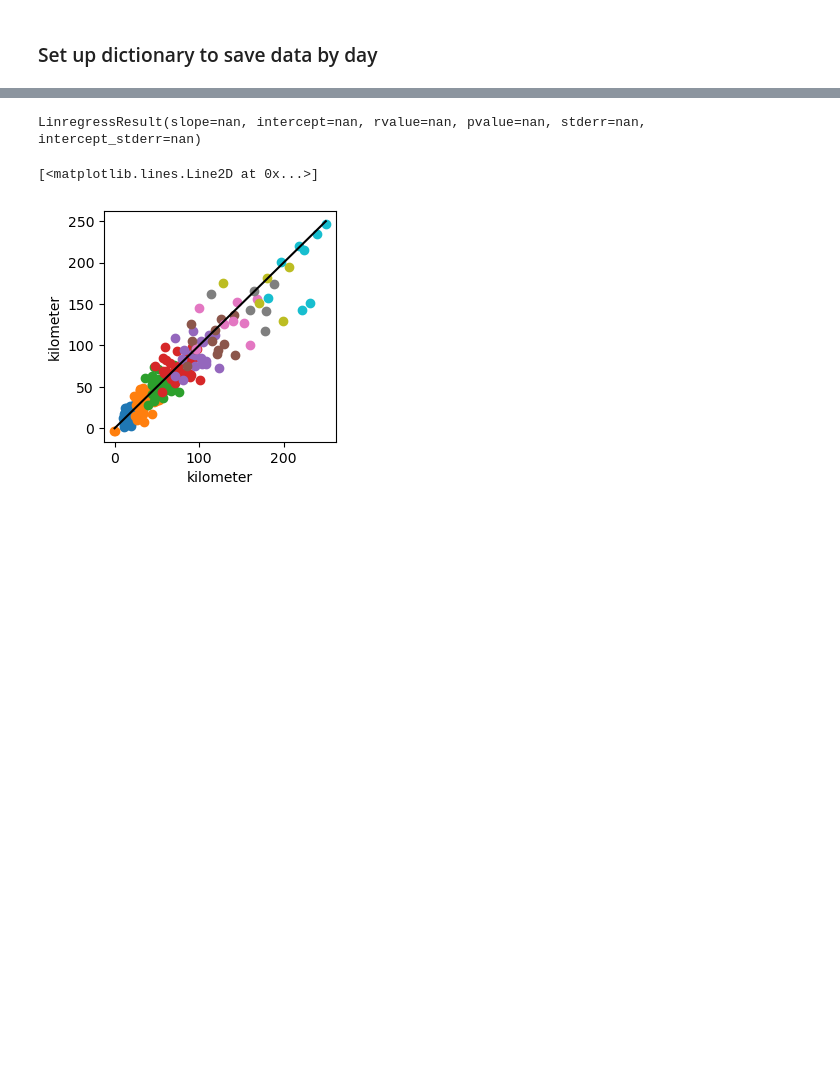
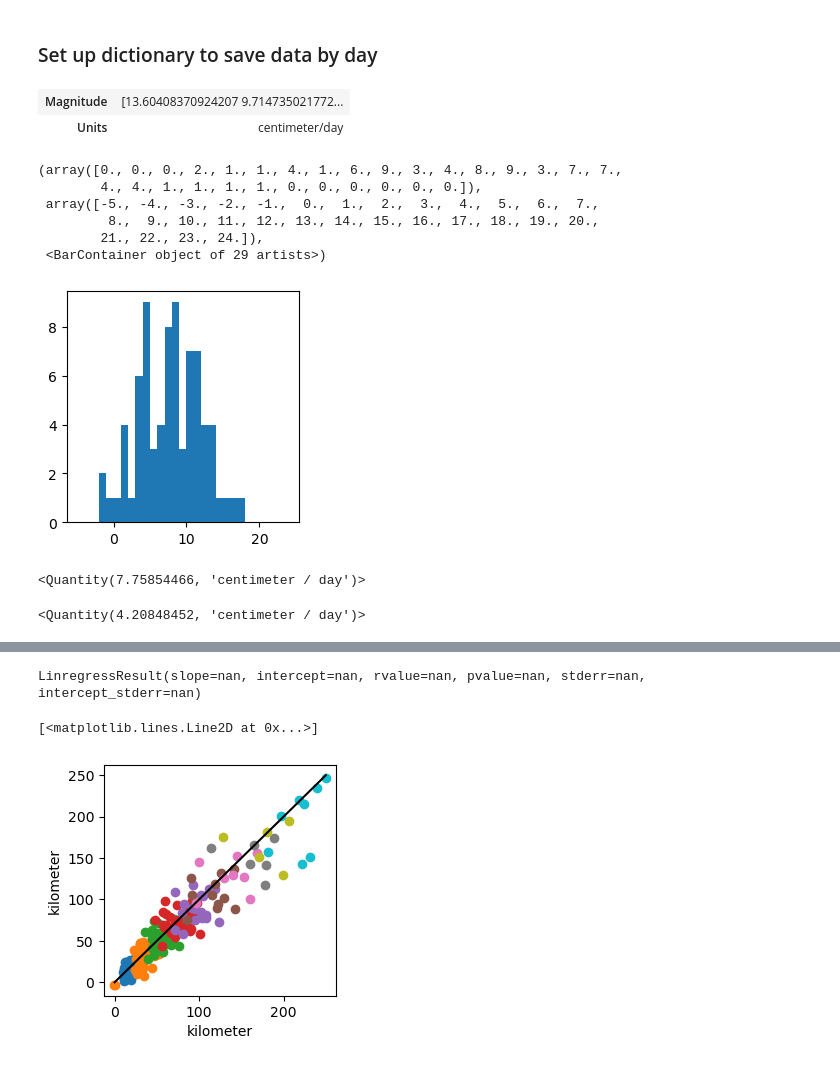
Before and after one commit to mackenziejewell/SBSpolynya, a Jupyter notebook: notebooks/06_PeaseAssessGrowth.ipynb, the cells around one changed output, grey strips where cells are left out. Drawn from its saved outputs; the diff is of its cells as text; code cells hidden in the pictures; blank space fills up the shorter version.

```diff
--- a/notebooks/06_PeaseAssessGrowth.ipynb
+++ b/notebooks/06_PeaseAssessGrowth.ipynb
@@ -224,7 +227,7 @@ def Pease_Model_v2(event_df, wf=0.02, ta=35, poly_dir=145, Hi = 25 * units('cm')
 
     X_zip = np.cumsum(Vi*units('day'))
 
-    return X_num, X_max, t95, X_zip, Ta, Vi, wind_speed, event_df['u10'].values
+    return X_num, X_max, t95, X_zip, Ta, Vi, wind_speed, event_df['u10'].values, Fi
 # %%
 # constants
 df = pd.read_csv('../data/constants.csv')
@@ -543,6 +554,31 @@ for ev in list(evaluate.keys()):
 
 for key in across.keys():
     across[key]['date'] = pd.to_datetime(across[key]['date'])
+# %%
+across['1']['dhdt']
+# %% [output]
+| Magnitude | [13.60408370924207 9.714735021772... |
+| Units | centimeter/day |
+# %%
+fig, ax = plt.subplots(figsize=(3,3,))
+
+plt.hist(all_dhdt, bins=np.arange(-5,25,1))
+# %% [output]
+(array([0., 0., 0., 2., 1., 1., 4., 1., 6., 9., 3., 4., 8., 9., 3., 7., 7.,
+        4., 4., 1., 1., 1., 1., 0., 0., 0., 0., 0., 0.]),
+ array([-5., -4., -3., -2., -1.,  0.,  1.,  2.,  3.,  4.,  5.,  6.,  7.,
+         8.,  9., 10., 11., 12., 13., 14., 15., 16., 17., 18., 19., 20.,
+        21., 22., 23., 24.]),
+ <BarContainer object of 29 artists>)
+[figure, added]
+# %%
+np.nanmean(all_dhdt)
+# %% [output]
+<Quantity(7.75854466, 'centimeter / day')>
+# %%
+np.nanstd(all_dhdt)
+# %% [output]
+<Quantity(4.20848452, 'centimeter / day')>
 # %%
 R = 0.9624271
 # %%
```
Also changed, not shown: parts of 29 cells of this notebook, 20 other files.
